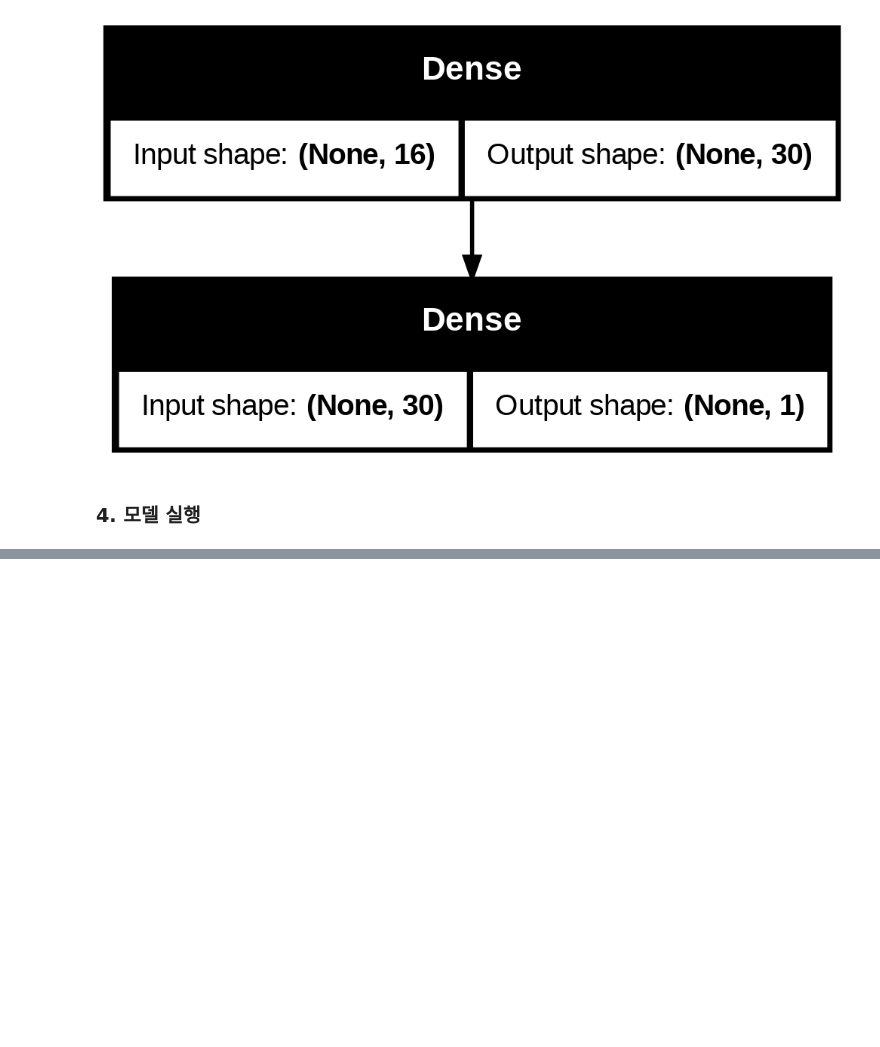
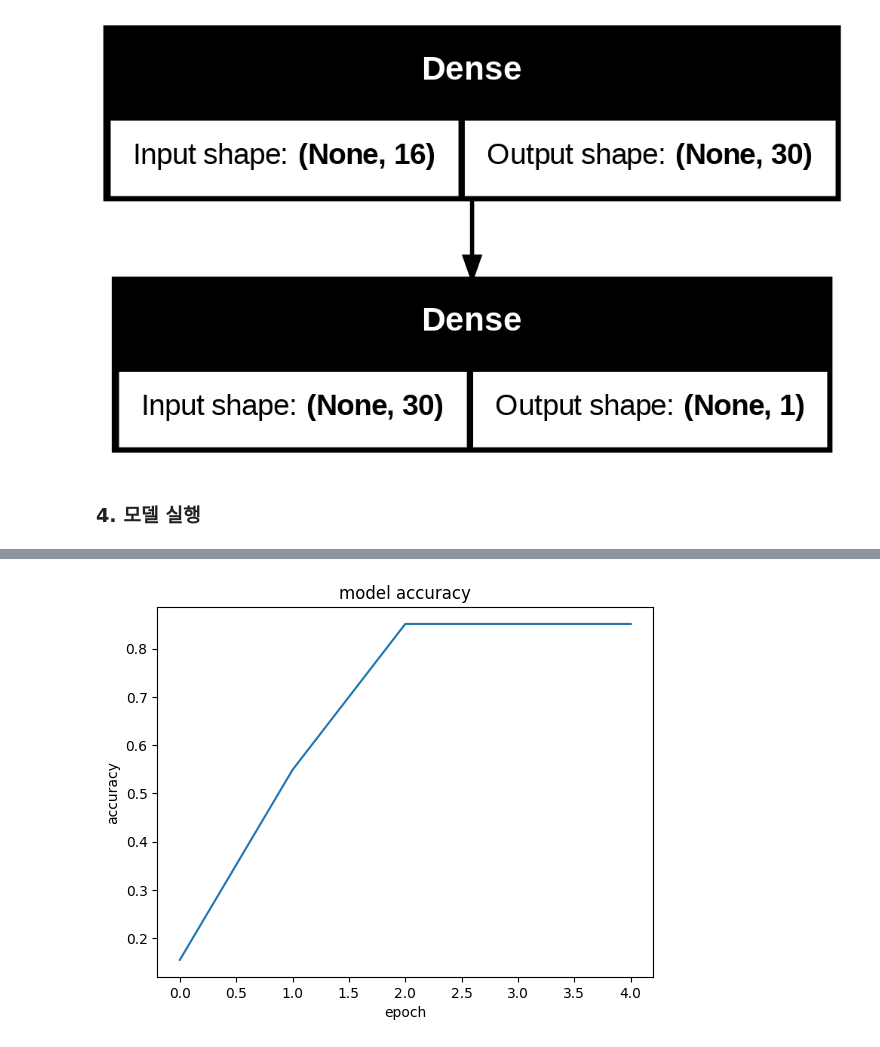
Before and after one commit to rjsdn2308/deep-learning-practice, a Jupyter notebook: easy_deep_learning_principle.ipynb, the cells around one changed output, grey strips where cells are left out. Drawn from its saved outputs; the diff is of its cells as text; code cells hidden in the pictures; blank space fills up the shorter version.

```diff
--- a/easy_deep_learning_principle.ipynb
+++ b/easy_deep_learning_principle.ipynb
@@ -66,0 +112,9 @@ Epoch 5/5
+# %%
+# @title 기본 제목 텍스트
+plt.plot(history.history['accuracy'])
+plt.xlabel('epoch')
+plt.ylabel('accuracy')
+plt.title('model accuracy')
+plt.show()
+# %% [output]
+[figure, added]
```
Also changed, not shown: parts of 8 cells of this notebook.
